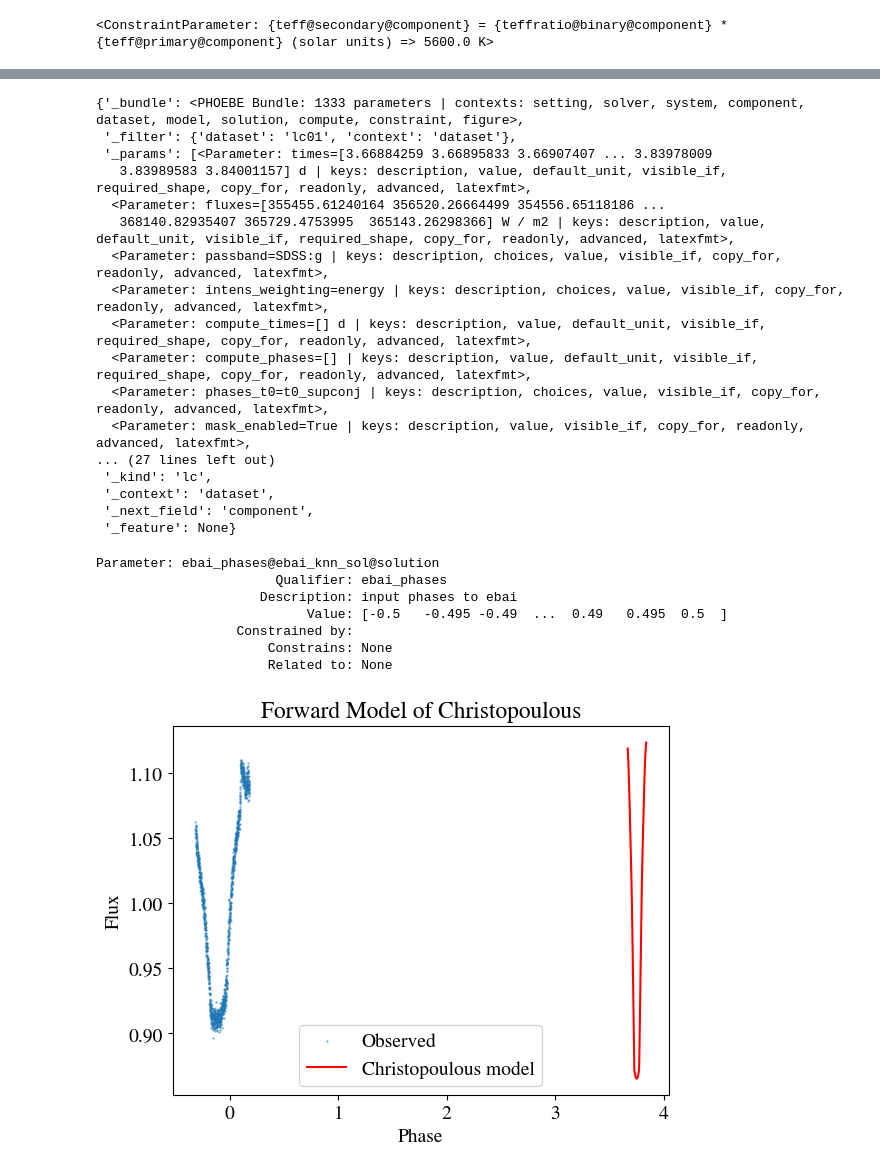
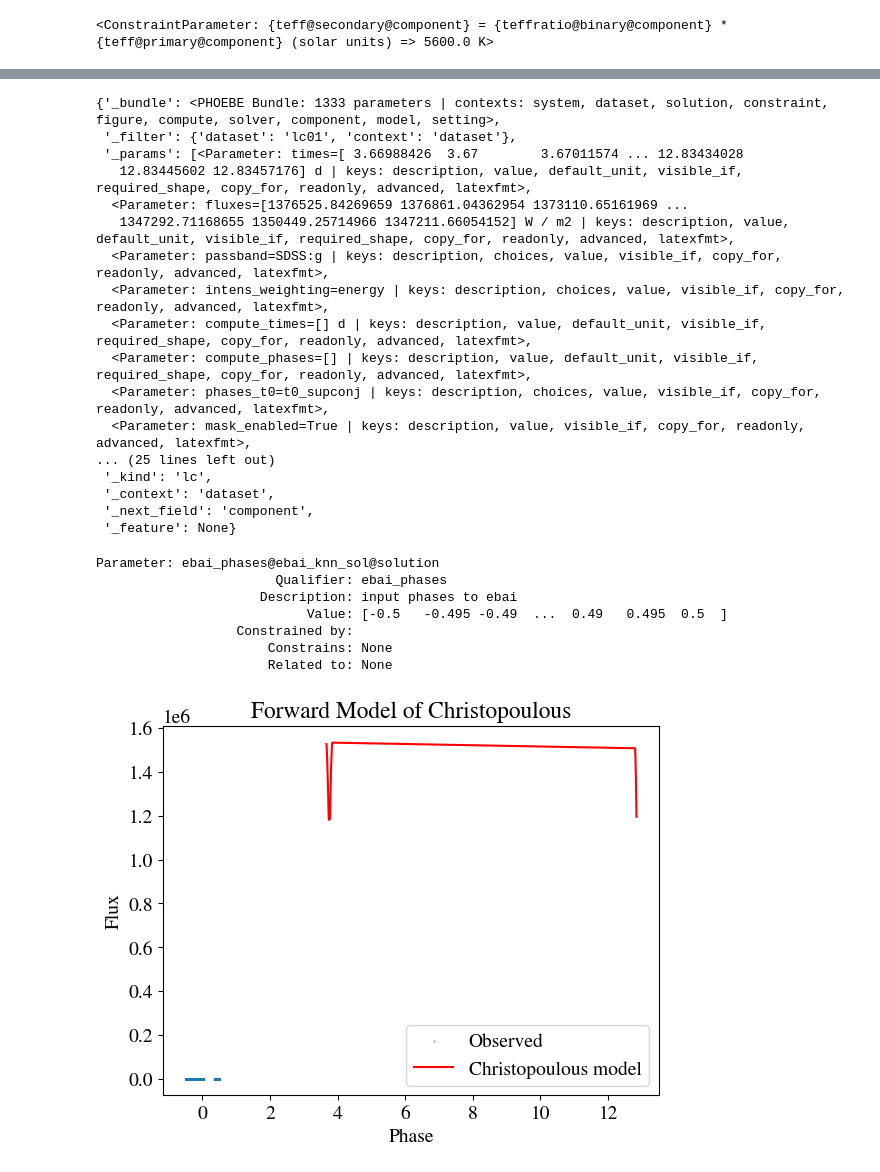
Before and after one commit to sagesanto/contactBinaries, a Jupyter notebook: phoebe_inverseProb.ipynb, the cells around one changed output, grey strips where cells are left out. Cells and saved outputs as stored; diff of their text form; code cells hidden in the pictures.

Commit message:
edits to data selection, ran PHOEBE pipeline with more than one night of data

```diff
--- a/phoebe_inverseProb.ipynb
+++ b/phoebe_inverseProb.ipynb
@@ -124,21 +107,30 @@ plt.scatter(df_targ["julian"]%period,df_targ["dflux"], s=0.5)
 # %%
 #Output new data to .csv
 df_targ.to_csv("target_phot_forPhoebe.csv")
+df_targ2 = pd.read_csv("target_phot_forPhoebe.csv")
 # %% [markdown]
 ### Step 2) Run Ebai estimator
 # %%
 # Cut only to good date range
-df_targ=df_targ[np.logical_or(np.logical_and(df_targ['julian']>2460260, df_targ['julian']<2460262),np.logical_and(df_targ['julian']>2460269, df_targ['julian']<2460270))]
+#Full day curve:
+df_targ=df_targ2[np.logical_or(np.logical_and(df_targ2['julian']>2460260, df_targ2['julian']<2460262),np.logical_and(df_targ2['julian']>2460269.8, df_targ2['julian']<2460270))]
+# df_targ=df_targ2[np.logical_or(np.logical_and(df_targ2['julian']>2460260, df_targ2['julian']<2460260.81),
+#                                np.logical_and(np.logical_and(df_targ2['julian']>2460269, df_targ2['julian']<2460269.85),
+#                                               np.logical_or(df_targ2['julian']<2460269.1, df_targ2['julian']>2460269.8)))]
 
 #make times and fluxes arrays for PHOEBE
 epoch = 2460257
 fluxes = np.array(df_targ["dflux"])
 times = np.array(df_targ["julian"])
 print(times)
-times=((times)-(epoch))
+times=(((times)-(epoch)))
 print(times)
 
 # df_targ.set_index(pd.DatetimeIndex(df_targ['julian']), inplace=True)
 # ts = TimeSeries.from_pandas(df_targ)
 # times = ts["time"].mjd
+
+#plt.scatter(times,df_targ["dflux"], s=0.5)
+#plt.scatter(df_targ["julian"]%period,df_targ["dflux"], s=0.5)
+plt.scatter(times%period,fluxes, s=0.5, c = times)
 # %% [output]
@@ -175,7 +165,7 @@ b.set_value_all('ld_mode', 'lookup')
 b.set_value_all('ld_mode_bol', 'lookup')
 b.set_value_all('atm', 'ck2004')
 
-# b.set_value('pblum_mode', 'dataset-scaled')
+b.set_value('pblum_mode', 'dataset-scaled')
 b.set_value_all('gravb_bol', 0.32)
 b.set_value_all('irrad_frac_refl_bol', 0.5)
 
@@ -317,19 +311,19 @@ b.plot('lc01', x='phase', ls='-', s=0.008, legend=True, show=True, save='./DN/lc
 # %%
 b.get_dataset("lc01").__dict__
 # %% [output]
-{'_bundle': <PHOEBE Bundle: 1333 parameters | contexts: setting, solver, system, component, dataset, model, solution, compute, constraint, figure>,
+{'_bundle': <PHOEBE Bundle: 1333 parameters | contexts: system, dataset, solution, constraint, figure, compute, solver, component, model, setting>,
  '_filter': {'dataset': 'lc01', 'context': 'dataset'},
- '_params': [<Parameter: times=[3.66884259 3.66895833 3.66907407 ... 3.83978009
-   3.83989583 3.84001157] d | keys: description, value, default_unit, visible_if, required_shape, copy_for, readonly, advanced, latexfmt>,
-  <Parameter: fluxes=[355455.61240164 356520.26664499 354556.65118186 ...
-   368140.82935407 365729.4753995  365143.26298366] W / m2 | keys: description, value, default_unit, visible_if, required_shape, copy_for, readonly, advanced, latexfmt>,
+ '_params': [<Parameter: times=[ 3.66988426  3.67        3.67011574 ... 12.83434028
+   12.83445602 12.83457176] d | keys: description, value, default_unit, visible_if, required_shape, copy_for, readonly, advanced, latexfmt>,
+  <Parameter: fluxes=[1376525.84269659 1376861.04362954 1373110.65161969 ...
+   1347292.71168655 1350449.25714966 1347211.66054152] W / m2 | keys: description, value, default_unit, visible_if, required_shape, copy_for, readonly, advanced, latexfmt>,
   <Parameter: passband=SDSS:g | keys: description, choices, value, visible_if, copy_for, readonly, advanced, latexfmt>,
   <Parameter: intens_weighting=energy | keys: description, choices, value, visible_if, copy_for, readonly, advanced, latexfmt>,
   <Parameter: compute_times=[] d | keys: description, value, default_unit, visible_if, required_shape, copy_for, readonly, advanced, latexfmt>,
   <Parameter: compute_phases=[] | keys: description, value, default_unit, visible_if, required_shape, copy_for, readonly, advanced, latexfmt>,
   <Parameter: phases_t0=t0_supconj | keys: description, choices, value, visible_if, copy_for, readonly, advanced, latexfmt>,
   <Parameter: mask_enabled=True | keys: description, value, visible_if, copy_for, readonly, advanced, latexfmt>,
-... (27 lines left out)
+... (25 lines left out)
  '_kind': 'lc',
  '_context': 'dataset',
  '_next_field': 'component',
@@ -371,47 +365,47 @@ t = b.get_dataset("lc01").get_parameter(qualifier='times')._value.value # Julian
 
 s = b["ebai_knn@ebai_knn_sol@ebai@solution"]
 
-out_df1["ebai_phase"] = b["ebai_phases@ebai_knn@ebai_knn_sol@ebai@solution"]._value.value
-out_df1["ebai_fluxes"] = b["ebai_fluxes@ebai_knn@ebai_knn_sol@ebai@solution"]._value.value
+out_df1["phases"] = b["ebai_phases@ebai_knn@ebai_knn_sol@ebai@solution"]._value.value
+out_df1["fluxes"] = b["ebai_fluxes@ebai_knn@ebai_knn_sol@ebai@solution"]._value.value
 
-out_df2["input_phases"] = b["input_phases@ebai_knn@ebai_knn_sol@ebai@solution"]._value.value
-out_df2["input_fluxes"] = b["input_fluxes@ebai_knn@ebai_knn_sol@ebai@solution"]._value.value
+out_df2["phases"] = b["input_phases@ebai_knn@ebai_knn_sol@ebai@solution"]._value.value
+out_df2["fluxes"] = b["input_fluxes@ebai_knn@ebai_knn_sol@ebai@solution"]._value.value
 
-out_df3["christ_phases"] = b["times@lc01@default@model"]._value.value
-out_df3["christ_fluxes"] = b["fluxes@default@model"]._value.value
+out_df3["phases"] = b["times@lc01@default@model"]._value.value
+out_df3["fluxes"] = b["fluxes@default@model"]._value.value
 
 out_df1.to_csv("./EbaiData.csv")
 out_df2.to_csv("./ObsData.csv")
 out_df3.to_csv("./ChristData.csv")
 
 
 
 # for param in s._params:
 #     print(param._qualifier,"-",param._description)
 # # print(s._description)
 # # print(s.__dict__)
 # print("--")
 # v = b["fitted_values@ebai_knn@ebai_knn_sol@ebai@solution"]
 # # print(s.__dict__)
 # print(v)
 # print("---")
 # print(v.__dict__)
 
 # plt.scatter(t,d)
-plt.scatter(out_df2["input_phases"], out_df2["input_fluxes"], label="Observed",alpha=0.5,s=0.5)
+plt.scatter(out_df2["phases"], out_df2["fluxes"], label="Observed",alpha=0.5,s=0.5)
 
 # plt.plot(out_df1["ebai_phase"], out_df1["ebai_fluxes"], label="EBAI model",c="orange")
-plt.plot(out_df3["christ_phases"], out_df3["christ_fluxes"], label="Christopoulous model",c="red")
+plt.plot(out_df3["phases"], out_df3["fluxes"], label="Christopoulous model",c="red")
 
 plt.legend()
 plt.ylabel("Flux")
 plt.xlabel("Phase")
 plt.title("Forward Model of Christopoulous")
 plt.savefig("christ_fit.png")
 plt.show()
 # out_df["times"] = np.array(b.get_dataset("lc01").get_parameter(qualifier='times'))
 # out_df["fluxes"] = np.array()
 
 # ValueError: 13 results found: ['orbit@ebai_knn@ebai_knn_sol@ebai@solution', 'input_phases@ebai_knn@ebai_knn_sol@ebai@solution', 'input_fluxes@ebai_knn@ebai_knn_sol@ebai@solution', 'input_sigmas@ebai_knn@ebai_knn_sol@ebai@solution', 'ebai_phases@ebai_knn@ebai_knn_sol@ebai@solution', 'ebai_fluxes@ebai_knn@ebai_knn_sol@ebai@solution', 'fitted_twigs@ebai_knn@ebai_knn_sol@ebai@solution', 'fitted_values@ebai_knn@ebai_knn_sol@ebai@solution', 'fitted_units@ebai_knn@ebai_knn_sol@ebai@solution', 'adopt_parameters@ebai_knn@ebai_knn_sol@ebai@solution', 'adopt_distributions@ebai_knn@ebai_knn_sol@ebai@solution', 'adopt_values@ebai_knn@ebai_knn_sol@ebai@solution', 'comments@ebai_knn@ebai_knn_sol@ebai@solution']
 # %% [output]
-[figure, old version]
+[figure, new version]
```
Also changed, not shown: parts of 15 cells of this notebook, 2 other files.
